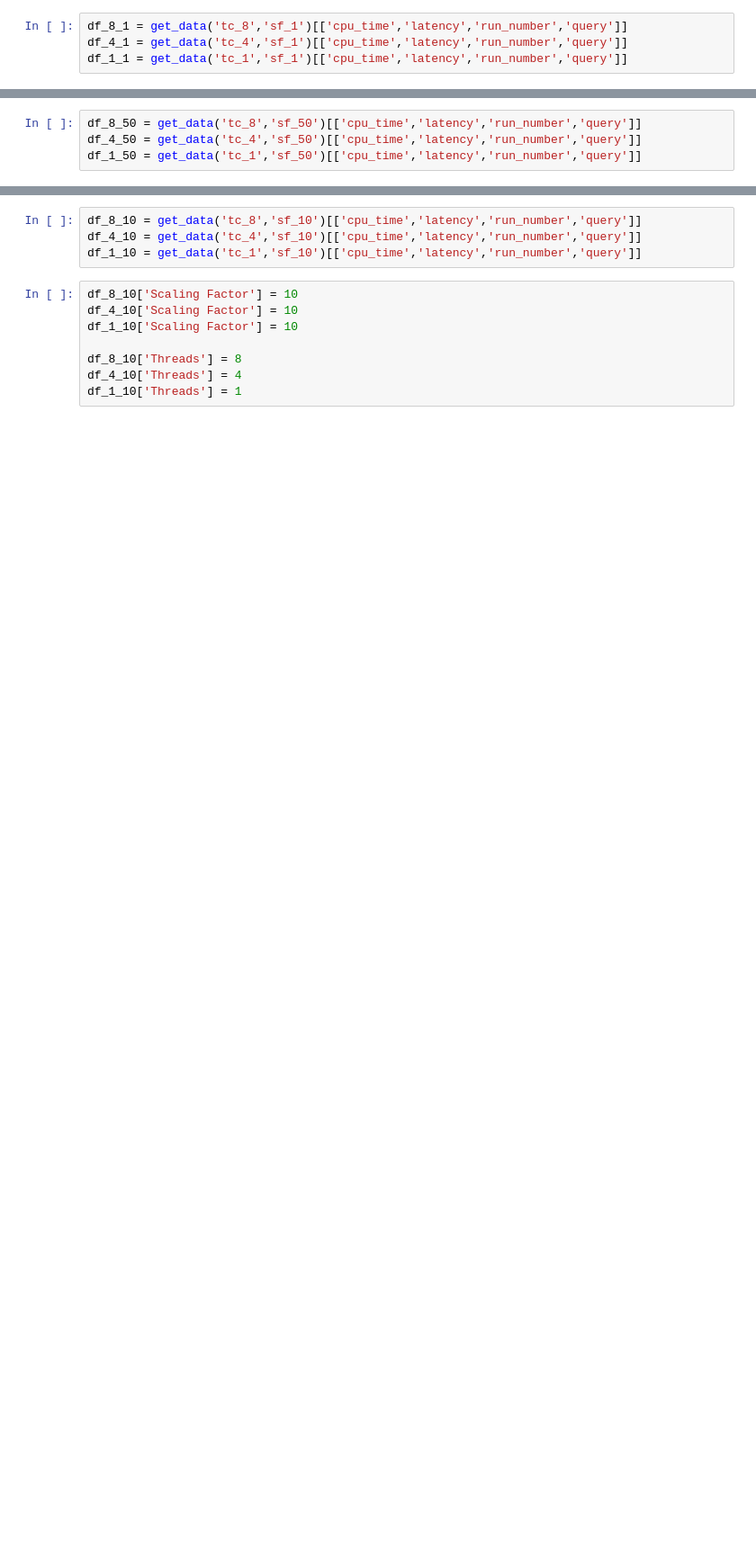
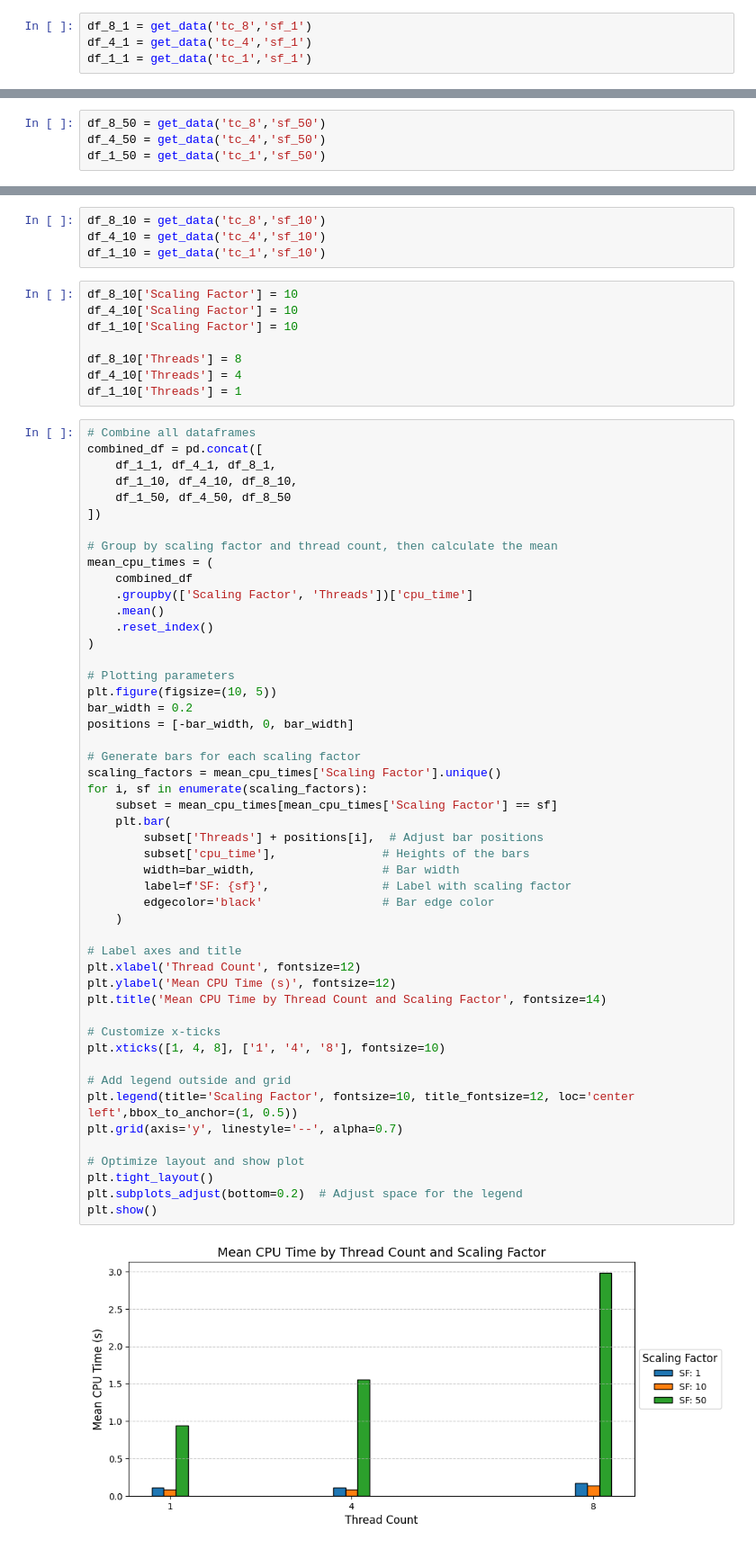
Before and after one commit to Florian335/ADS2024-project, a Jupyter notebook: Assignment2/duckdb-API.ipynb, the cells around one changed output, grey strips where cells are left out. Shown: that part at 90% size. Cells and saved outputs as stored; diff of their text form; blank space fills up the shorter version.

```diff
--- a/Assignment2/duckdb-API.ipynb
+++ b/Assignment2/duckdb-API.ipynb
@@ -226,9 +226,9 @@ def get_data(tc,sf):
     df = pd.DataFrame(data_list)
     return df
 # %%
-df_8_1 = get_data('tc_8','sf_1')[['cpu_time','latency','run_number','query']]
-df_4_1 = get_data('tc_4','sf_1')[['cpu_time','latency','run_number','query']]
-df_1_1 = get_data('tc_1','sf_1')[['cpu_time','latency','run_number','query']]
+df_8_1 = get_data('tc_8','sf_1')
+df_4_1 = get_data('tc_4','sf_1')
+df_1_1 = get_data('tc_1','sf_1')
 # %%
 df_8_1['Scaling Factor'] = 1
 df_4_1['Scaling Factor'] = 1
@@ -238,9 +238,9 @@ df_8_1['Threads'] = 8
 df_4_1['Threads'] = 4
 df_1_1['Threads'] = 1
 # %%
-df_8_50 = get_data('tc_8','sf_50')[['cpu_time','latency','run_number','query']]
-df_4_50 = get_data('tc_4','sf_50')[['cpu_time','latency','run_number','query']]
-df_1_50 = get_data('tc_1','sf_50')[['cpu_time','latency','run_number','query']]
+df_8_50 = get_data('tc_8','sf_50')
+df_4_50 = get_data('tc_4','sf_50')
+df_1_50 = get_data('tc_1','sf_50')
 # %%
 df_8_50['Scaling Factor'] = 50
 df_4_50['Scaling Factor'] = 50
@@ -250,9 +250,9 @@ df_8_50['Threads'] = 8
 df_4_50['Threads'] = 4
 df_1_50['Threads'] = 1
 # %%
-df_8_10 = get_data('tc_8','sf_10')[['cpu_time','latency','run_number','query']]
-df_4_10 = get_data('tc_4','sf_10')[['cpu_time','latency','run_number','query']]
-df_1_10 = get_data('tc_1','sf_10')[['cpu_time','latency','run_number','query']]
+df_8_10 = get_data('tc_8','sf_10')
+df_4_10 = get_data('tc_4','sf_10')
+df_1_10 = get_data('tc_1','sf_10')
 # %%
 df_8_10['Scaling Factor'] = 10
 df_4_10['Scaling Factor'] = 10
@@ -261,3 +261,54 @@ df_1_10['Scaling Factor'] = 10
 df_8_10['Threads'] = 8
 df_4_10['Threads'] = 4
 df_1_10['Threads'] = 1
+# %%
+# Combine all dataframes
+combined_df = pd.concat([
+    df_1_1, df_4_1, df_8_1,
+    df_1_10, df_4_10, df_8_10,
+    df_1_50, df_4_50, df_8_50
+])
+
+# Group by scaling factor and thread count, then calculate the mean
+mean_cpu_times = (
+    combined_df
+    .groupby(['Scaling Factor', 'Threads'])['cpu_time']
+    .mean()
+    .reset_index()
+)
+
+# Plotting parameters
+plt.figure(figsize=(10, 5))
+bar_width = 0.2
+positions = [-bar_width, 0, bar_width]
+
+# Generate bars for each scaling factor
+scaling_factors = mean_cpu_times['Scaling Factor'].unique()
+for i, sf in enumerate(scaling_factors):
+    subset = mean_cpu_times[mean_cpu_times['Scaling Factor'] == sf]
+    plt.bar(
+        subset['Threads'] + positions[i],  # Adjust bar positions
+        subset['cpu_time'],               # Heights of the bars
+        width=bar_width,                  # Bar width
+        label=f'SF: {sf}',                # Label with scaling factor
+        edgecolor='black'                 # Bar edge color
+    )
+
+# Label axes and title
+plt.xlabel('Thread Count', fontsize=12)
+plt.ylabel('Mean CPU Time (s)', fontsize=12)
+plt.title('Mean CPU Time by Thread Count and Scaling Factor', fontsize=14)
+
+# Customize x-ticks
+plt.xticks([1, 4, 8], ['1', '4', '8'], fontsize=10)
+
+# Add legend outside and grid
+plt.legend(title='Scaling Factor', fontsize=10, title_fontsize=12, loc='center left',bbox_to_anchor=(1, 0.5))
+plt.grid(axis='y', linestyle='--', alpha=0.7)
+
+# Optimize layout and show plot
+plt.tight_layout()
+plt.subplots_adjust(bottom=0.2)  # Adjust space for the legend
+plt.show()
+# %% [output]
+[figure, added]
```
Also changed, not shown: parts of 20 cells of this notebook, 1 other file.
